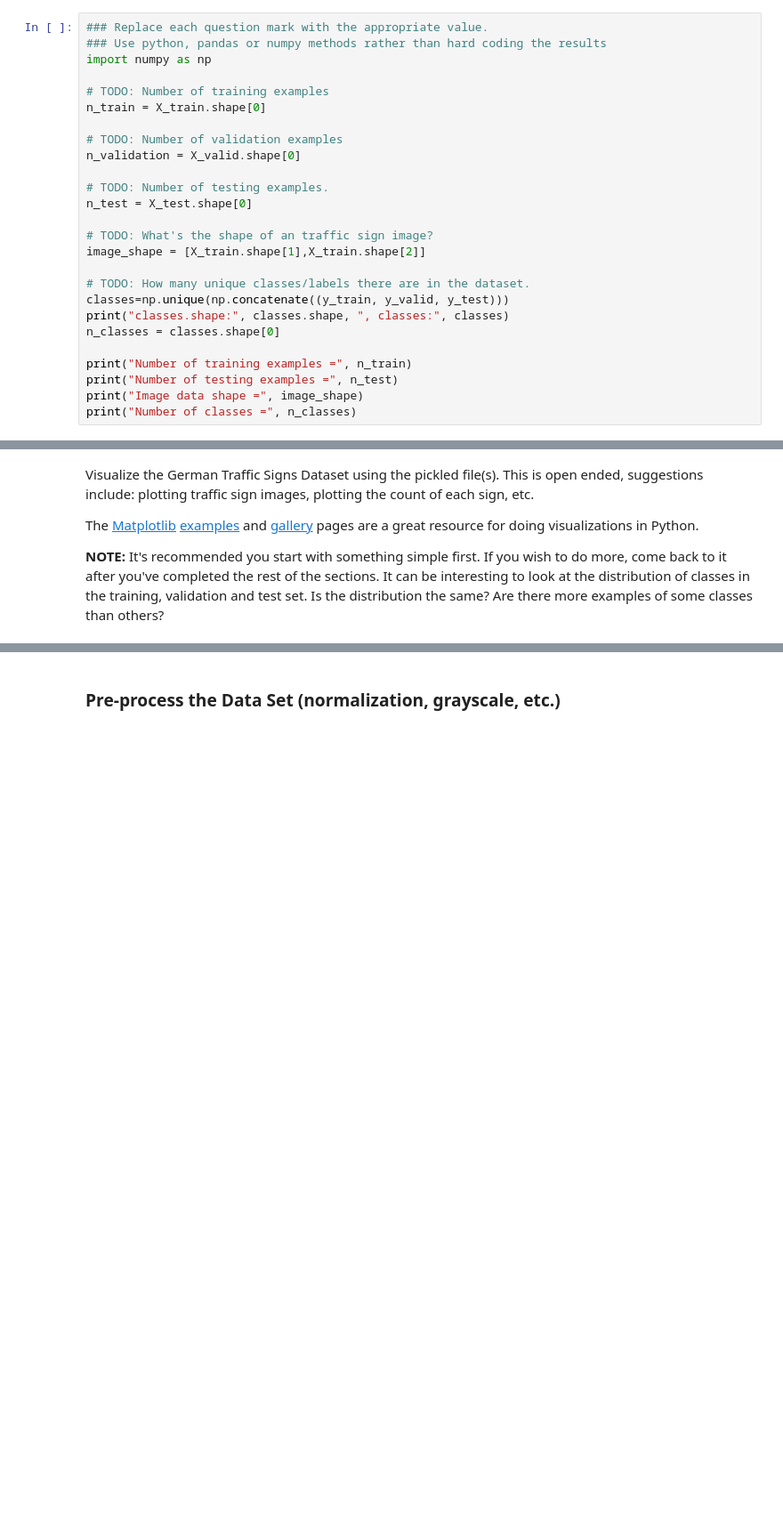
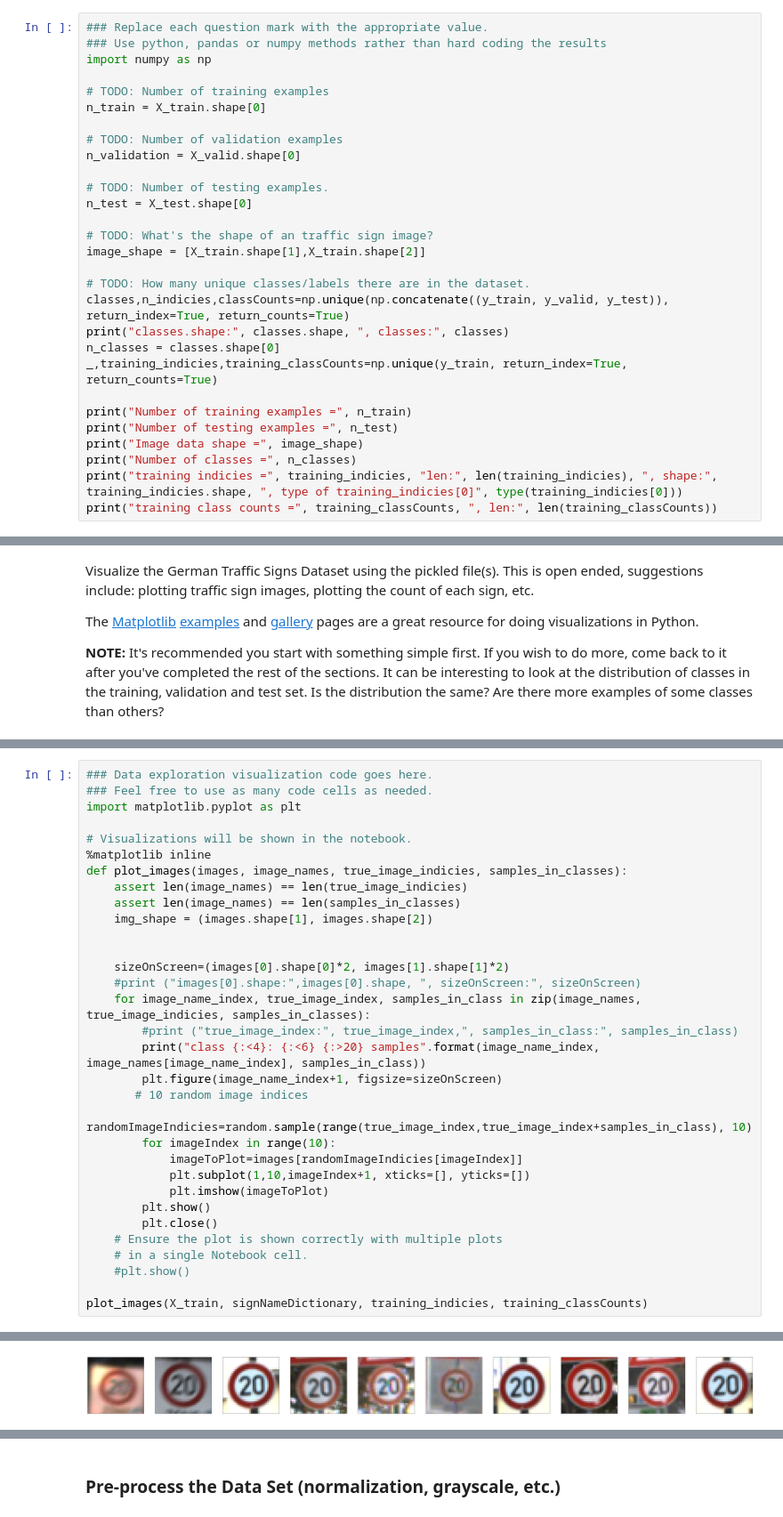
Before and after one commit to autohandle/TrafficSignClassifierProject, a Jupyter notebook: Traffic_Sign_Classifier.ipynb, the cells around one changed output, grey strips where cells are left out. Shown at 89% size. Saved outputs shown, nothing was run; the diff lists cells and outputs as text; blank space fills up the shorter version.

```diff
--- a/Traffic_Sign_Classifier.ipynb
+++ b/Traffic_Sign_Classifier.ipynb
@@ -80,14 +80,17 @@ n_test = X_test.shape[0]
 image_shape = [X_train.shape[1],X_train.shape[2]]
 
 # TODO: How many unique classes/labels there are in the dataset.
-classes=np.unique(np.concatenate((y_train, y_valid, y_test)))
+classes,n_indicies,classCounts=np.unique(np.concatenate((y_train, y_valid, y_test)), return_index=True, return_counts=True)
 print("classes.shape:", classes.shape, ", classes:", classes)
 n_classes = classes.shape[0]
+_,training_indicies,training_classCounts=np.unique(y_train, return_index=True, return_counts=True)
 
 print("Number of training examples =", n_train)
 print("Number of testing examples =", n_test)
 print("Image data shape =", image_shape)
 print("Number of classes =", n_classes)
+print("training indicies =", training_indicies, "len:", len(training_indicies), ", shape:", training_indicies.shape, ", type of training_indicies[0]", type(training_indicies[0]))
+print("training class counts =", training_classCounts, ", len:", len(training_classCounts))
 # %% [output]
 classes.shape: (43,) , classes: [ 0  1  2  3  4  5  6  7  8  9 10 11 12 13 14 15 16 17 18 19 20 21 22 23 24
  25 26 27 28 29 30 31 32 33 34 35 36 37 38 39 40 41 42]
@@ -144,0 +138,33 @@ plot_images(X_train[1020:1029], y_train[1020:1029])
+# %%
+### Data exploration visualization code goes here.
+### Feel free to use as many code cells as needed.
+import matplotlib.pyplot as plt
+
+# Visualizations will be shown in the notebook.
+%matplotlib inline
+def plot_images(images, image_names, true_image_indicies, samples_in_classes):
+    assert len(image_names) == len(true_image_indicies)
+    assert len(image_names) == len(samples_in_classes)
+    img_shape = (images.shape[1], images.shape[2])
+
+
+    sizeOnScreen=(images[0].shape[0]*2, images[1].shape[1]*2)
+    #print ("images[0].shape:",images[0].shape, ", sizeOnScreen:", sizeOnScreen)
+    for image_name_index, true_image_index, samples_in_class in zip(image_names, true_image_indicies, samples_in_classes):
+        #print ("true_image_index:", true_image_index,", samples_in_class:", samples_in_class)
+        print("class {:<4}: {:<6} {:>20} samples".format(image_name_index, image_names[image_name_index], samples_in_class))
+        plt.figure(image_name_index+1, figsize=sizeOnScreen)
+       # 10 random image indices
+        randomImageIndicies=random.sample(range(true_image_index,true_image_index+samples_in_class), 10)
+        for imageIndex in range(10):
+            imageToPlot=images[randomImageIndicies[imageIndex]]
+            plt.subplot(1,10,imageIndex+1, xticks=[], yticks=[])
+            plt.imshow(imageToPlot)
+        plt.show()
+        plt.close()
+    # Ensure the plot is shown correctly with multiple plots
+    # in a single Notebook cell.
+    #plt.show()
+
+plot_images(X_train, signNameDictionary, training_indicies, training_classCounts)
+# %% [output]
@@ -144,0 +172 @@ plot_images(X_train[1020:1029], y_train[1020:1029])
+[figure, added]
```
Also changed, not shown: parts of 22 cells of this notebook.
